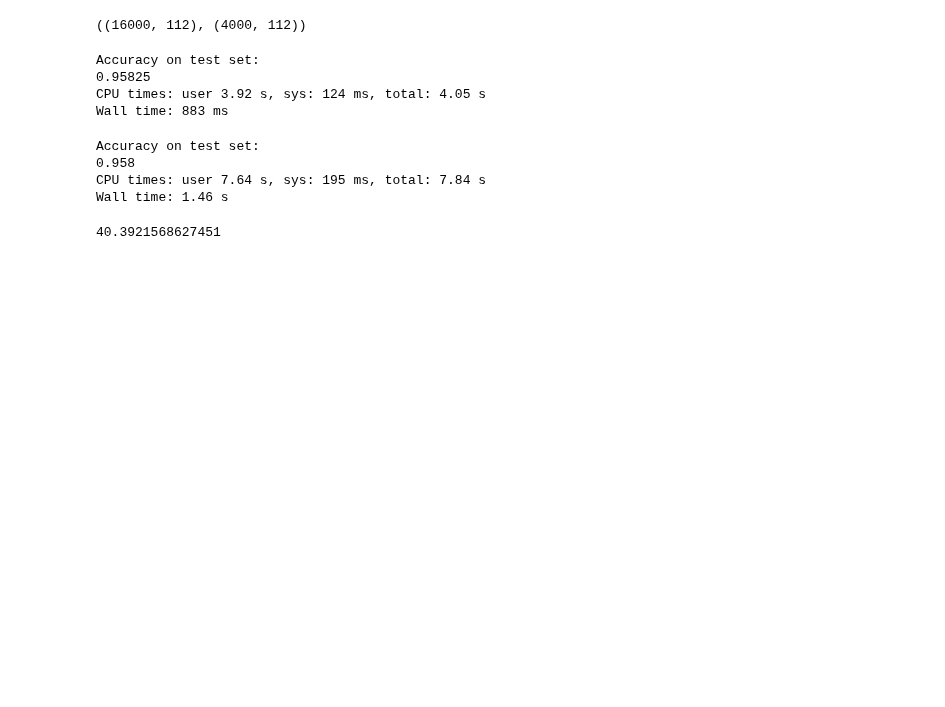
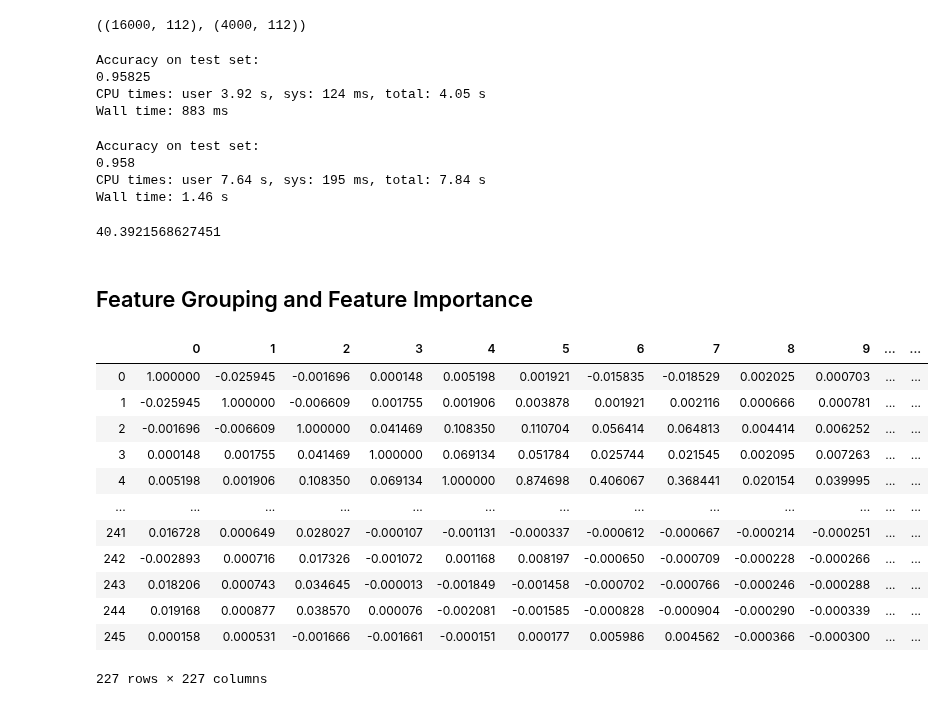
Before and after one commit to ElijahCoding/DataScience, a Jupyter notebook: AdvancedMachineLearning/FeatureSelection/Tutorial.ipynb, the cells around one changed output. Drawn from its saved outputs; the diff is of its cells as text; code cells hidden in the pictures; blank space fills up the shorter version.

Commit message:
feature grouping

```diff
--- a/AdvancedMachineLearning/FeatureSelection/Tutorial.ipynb
+++ b/AdvancedMachineLearning/FeatureSelection/Tutorial.ipynb
@@ -259,3 +259,21 @@ Wall time: 1.46 s
 (1.53-0.912)*100/1.53
 # %% [output]
 40.3921568627451
+# %% [markdown]
+## Feature Grouping and Feature Importance
+# %%
+corrmat
+# %% [output]
+|  | 0 | 1 | 2 | 3 | 4 | 5 | 6 | 7 | 8 | 9 | ... | ... |
+| 0 | 1.000000 | -0.025945 | -0.001696 | 0.000148 | 0.005198 | 0.001921 | -0.015835 | -0.018529 | 0.002025 | 0.000703 | ... | ... |
+| 1 | -0.025945 | 1.000000 | -0.006609 | 0.001755 | 0.001906 | 0.003878 | 0.001921 | 0.002116 | 0.000666 | 0.000781 | ... | ... |
+| 2 | -0.001696 | -0.006609 | 1.000000 | 0.041469 | 0.108350 | 0.110704 | 0.056414 | 0.064813 | 0.004414 | 0.006252 | ... | ... |
+| 3 | 0.000148 | 0.001755 | 0.041469 | 1.000000 | 0.069134 | 0.051784 | 0.025744 | 0.021545 | 0.002095 | 0.007263 | ... | ... |
+| 4 | 0.005198 | 0.001906 | 0.108350 | 0.069134 | 1.000000 | 0.874698 | 0.406067 | 0.368441 | 0.020154 | 0.039995 | ... | ... |
+| ... | ... | ... | ... | ... | ... | ... | ... | ... | ... | ... | ... | ... |
+| 241 | 0.016728 | 0.000649 | 0.028027 | -0.000107 | -0.001131 | -0.000337 | -0.000612 | -0.000667 | -0.000214 | -0.000251 | ... | ... |
+| 242 | -0.002893 | 0.000716 | 0.017326 | -0.001072 | 0.001168 | 0.008197 | -0.000650 | -0.000709 | -0.000228 | -0.000266 | ... | ... |
+| 243 | 0.018206 | 0.000743 | 0.034645 | -0.000013 | -0.001849 | -0.001458 | -0.000702 | -0.000766 | -0.000246 | -0.000288 | ... | ... |
+| 244 | 0.019168 | 0.000877 | 0.038570 | 0.000076 | -0.002081 | -0.001585 | -0.000828 | -0.000904 | -0.000290 | -0.000339 | ... | ... |
+| 245 | 0.000158 | 0.000531 | -0.001666 | -0.001661 | -0.000151 | 0.000177 | 0.005986 | 0.004562 | -0.000366 | -0.000300 | ... | ... |
+227 rows × 227 columns
```
Also changed, not shown: parts of 1 cell of this notebook.
